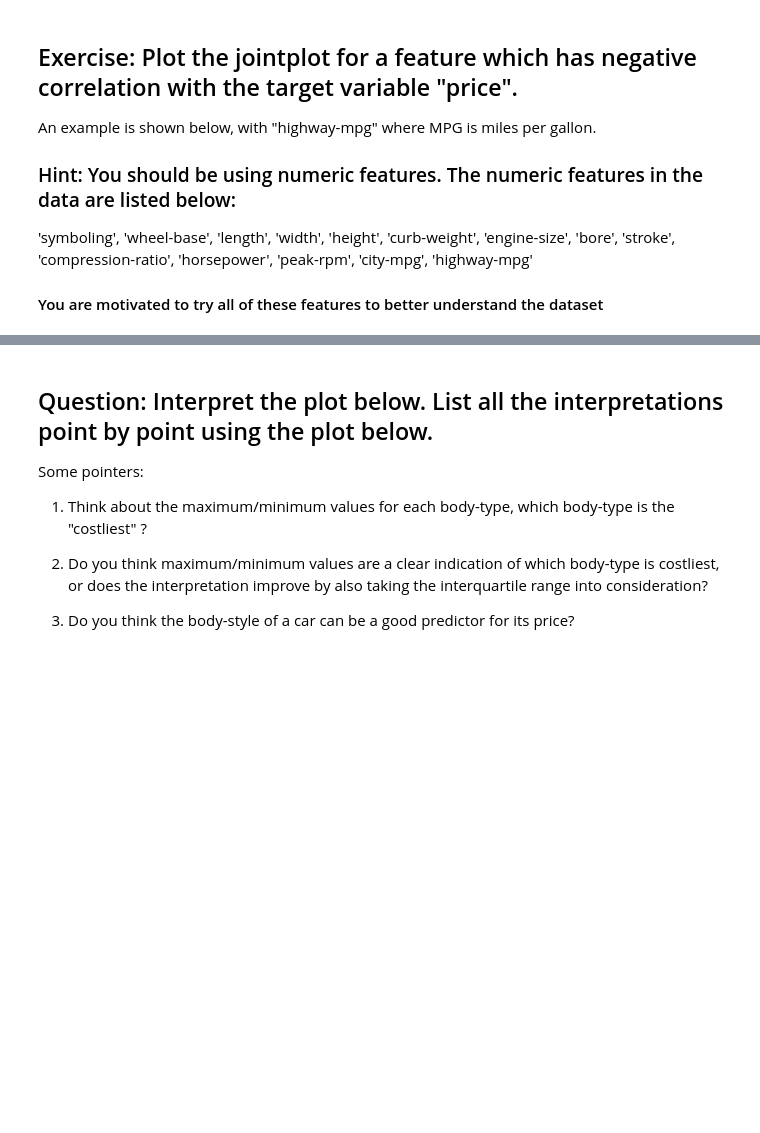
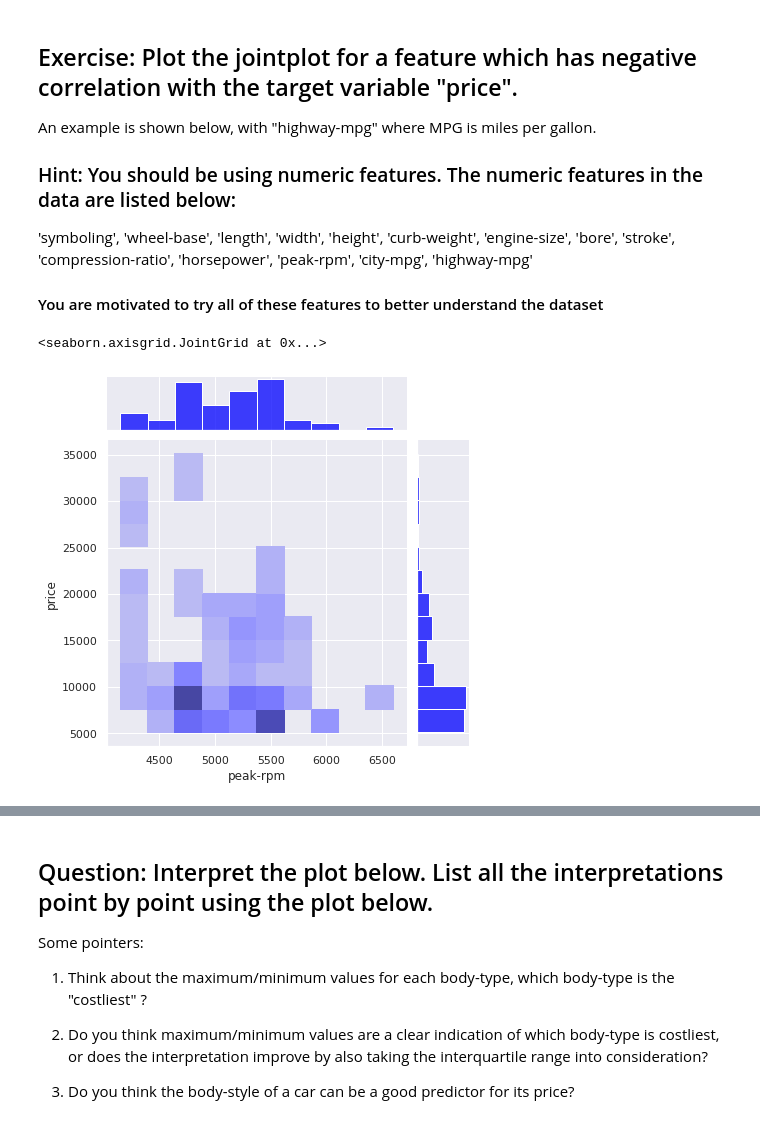
Before and after one commit to Siri2406/FMML-COURSE-ASSIGNMENTSS-thi, a Jupyter notebook: Mod2_Lab1.ipynb, the cells around one changed output, grey strips where cells are left out. Saved outputs shown, nothing was run; the diff lists cells and outputs as text; code cells hidden in the pictures; blank space fills up the shorter version.

```diff
--- a/Mod2_Lab1.ipynb
+++ b/Mod2_Lab1.ipynb
@@ -158,3 +158,16 @@ An example is shown below, with "highway-mpg" where MPG is miles per gallon.
 'symboling', 'wheel-base', 'length', 'width', 'height', 'curb-weight', 'engine-size', 'bore', 'stroke', 'compression-ratio', 'horsepower', 'peak-rpm', 'city-mpg', 'highway-mpg'
 
 #### You are motivated to try all of these features to better understand the dataset
+# %%
+############################
+### CHANGE THE CODE HERE ###
+
+feature = "peak-rpm"
+
+############################
+
+
+sns.jointplot(x=pd.to_numeric(X[feature]), y = y, kind="hist", color = 'blue')
+# %% [output]
+<seaborn.axisgrid.JointGrid at 0x...>
+[figure, added]
```
Also changed, not shown: parts of 8 cells of this notebook.
